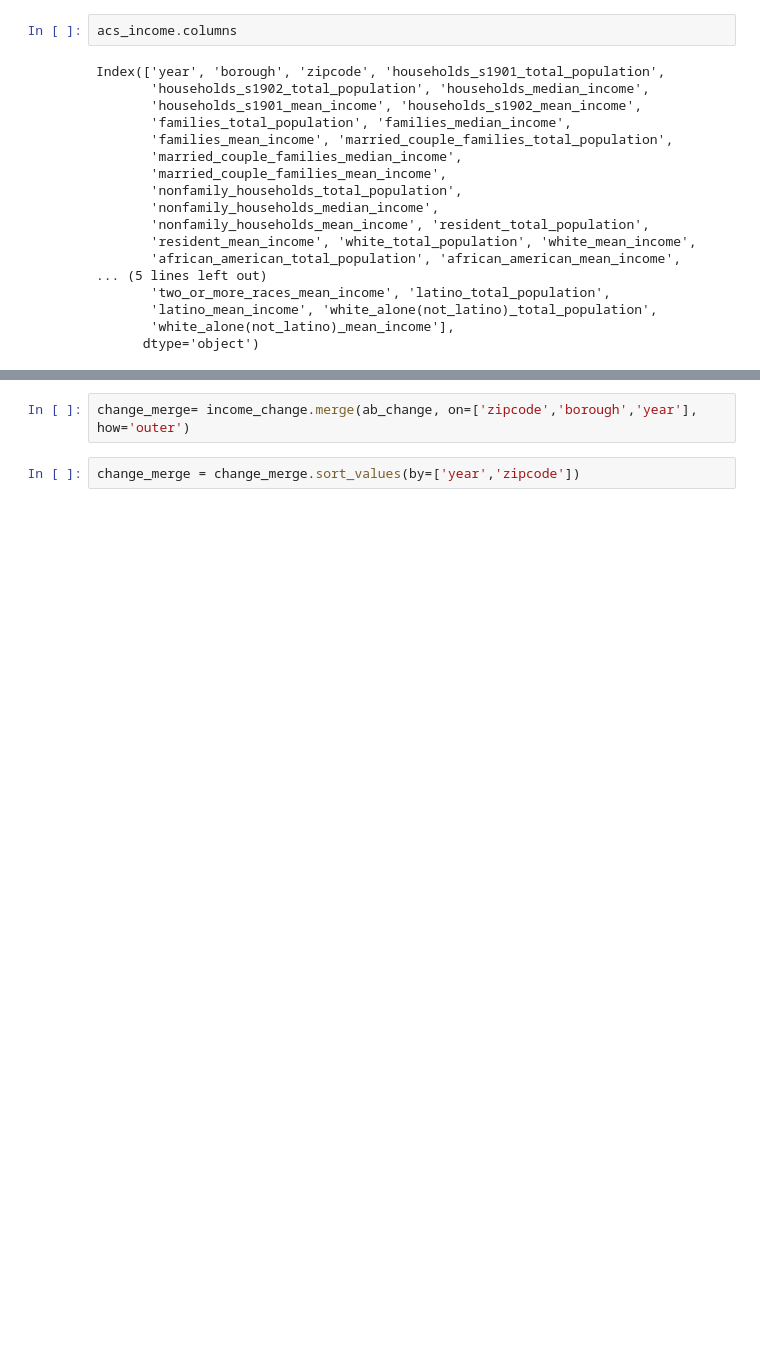
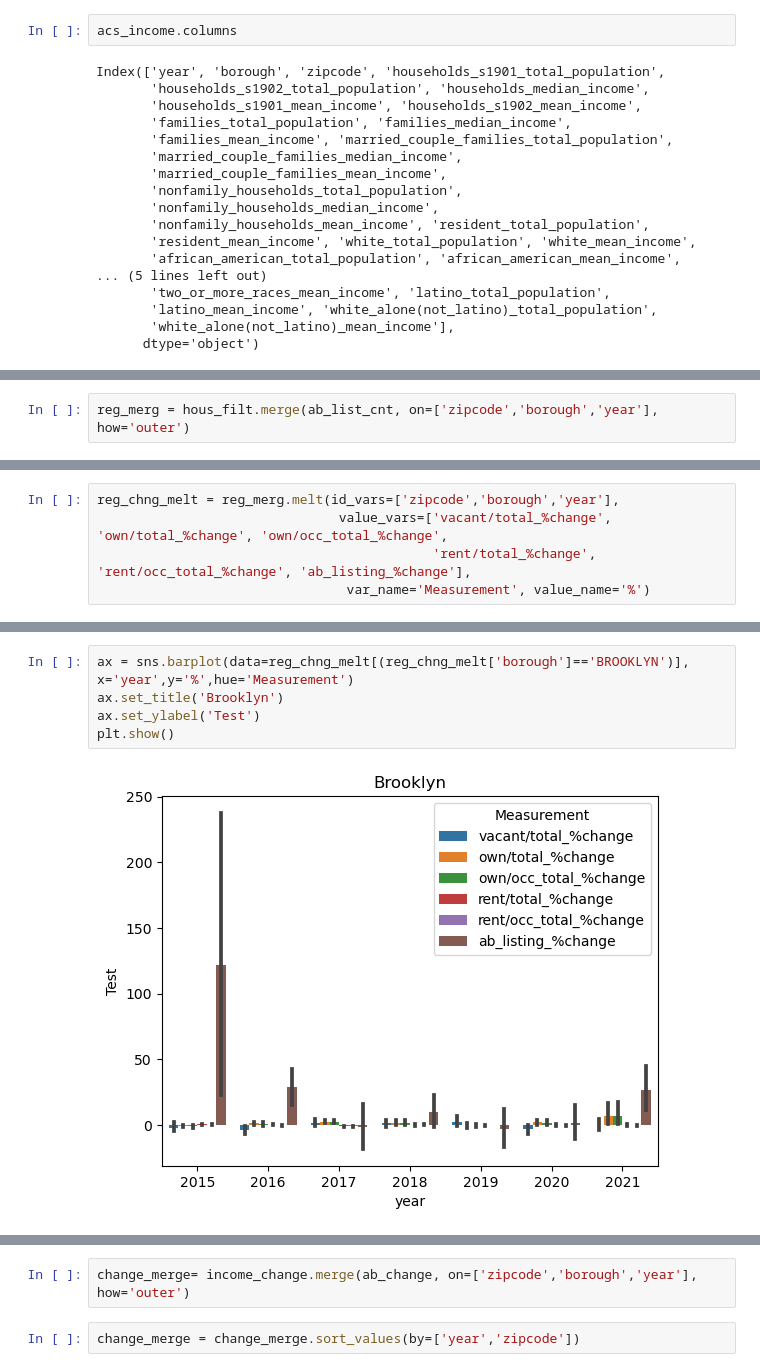
Before and after one commit to hpuma/Airbnb_Rental_Project, a Jupyter notebook: vis/EDA_sergio.ipynb, the cells around one changed output, grey strips where cells are left out. Cells and saved outputs as stored; diff of their text form; blank space fills up the shorter version.

```diff
--- a/vis/EDA_sergio.ipynb
+++ b/vis/EDA_sergio.ipynb
@@ -152,0 +233,2 @@ income_change = acs_income[['zipcode','borough','year','latino_mean_income','whi
+# %%
+reg_merg = hous_filt.merge(ab_list_cnt, on=['zipcode','borough','year'], how='outer')
@@ -152,0 +330,5 @@ income_change = acs_income[['zipcode','borough','year','latino_mean_income','whi
+# %%
+reg_chng_melt = reg_merg.melt(id_vars=['zipcode','borough','year'],
+                               value_vars=['vacant/total_%change', 'own/total_%change', 'own/occ_total_%change',
+                                           'rent/total_%change', 'rent/occ_total_%change', 'ab_listing_%change'],
+                                var_name='Measurement', value_name='%')
@@ -153 +351,8 @@ income_change = acs_income[['zipcode','borough','year','latino_mean_income','whi
+# %%
+ax = sns.barplot(data=reg_chng_melt[(reg_chng_melt['borough']=='BROOKLYN')], x='year',y='%',hue='Measurement')
+ax.set_title('Brooklyn')
+ax.set_ylabel('Test')
+plt.show()
+# %% [output]
+[figure, added]
 # %%
```
Also changed, not shown: parts of 67 cells of this notebook.
